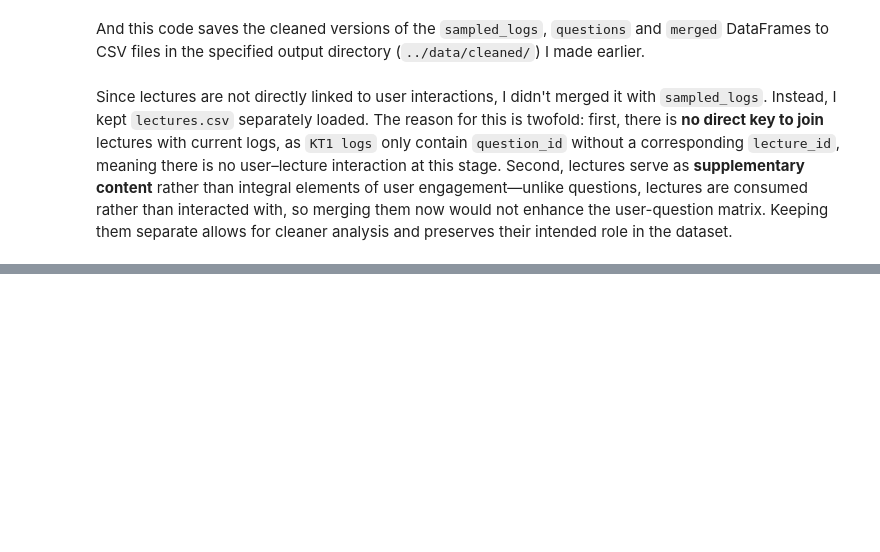
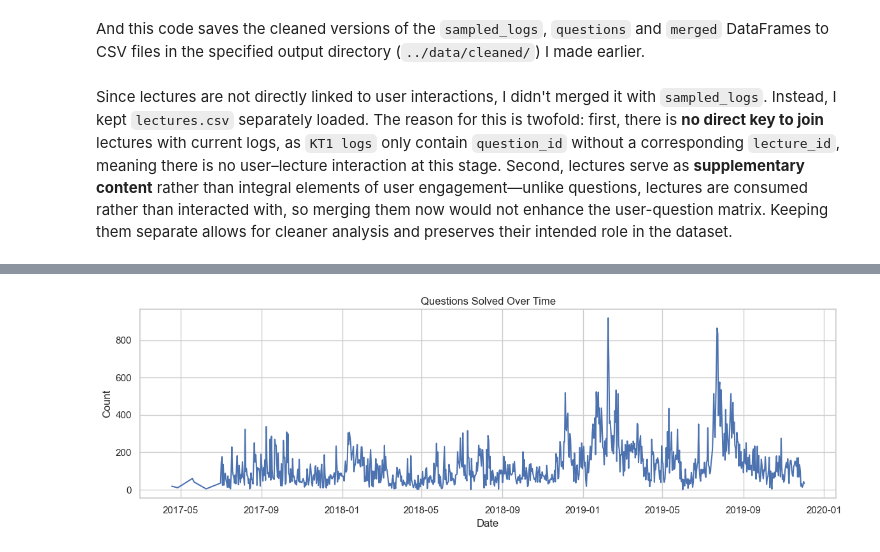
Before and after one commit to maryamzaman30/Data-Driven-Personalized-Educational-Content-Recommendation-System, a Jupyter notebook: notebooks/01_eda.ipynb, the cells around one changed output, grey strips where cells are left out. Drawn from its saved outputs; the diff is of its cells as text; code cells hidden in the pictures; blank space fills up the shorter version.

```diff
--- a/notebooks/01_eda.ipynb
+++ b/notebooks/01_eda.ipynb
@@ -487,0 +582,11 @@ The above is how the merged dataset looks like
+# %%
+# === 3. Temporal Patterns ===
+plt.figure(figsize=(12, 4))
+merged['timestamp'].dt.date.value_counts().sort_index().plot()
+plt.title("Questions Solved Over Time")
+plt.ylabel("Count")
+plt.xlabel("Date")
+plt.tight_layout()
+plt.show()
+# %% [output]
+[figure, added]
```
Also changed, not shown: parts of 23 cells of this notebook, 1 other file.
